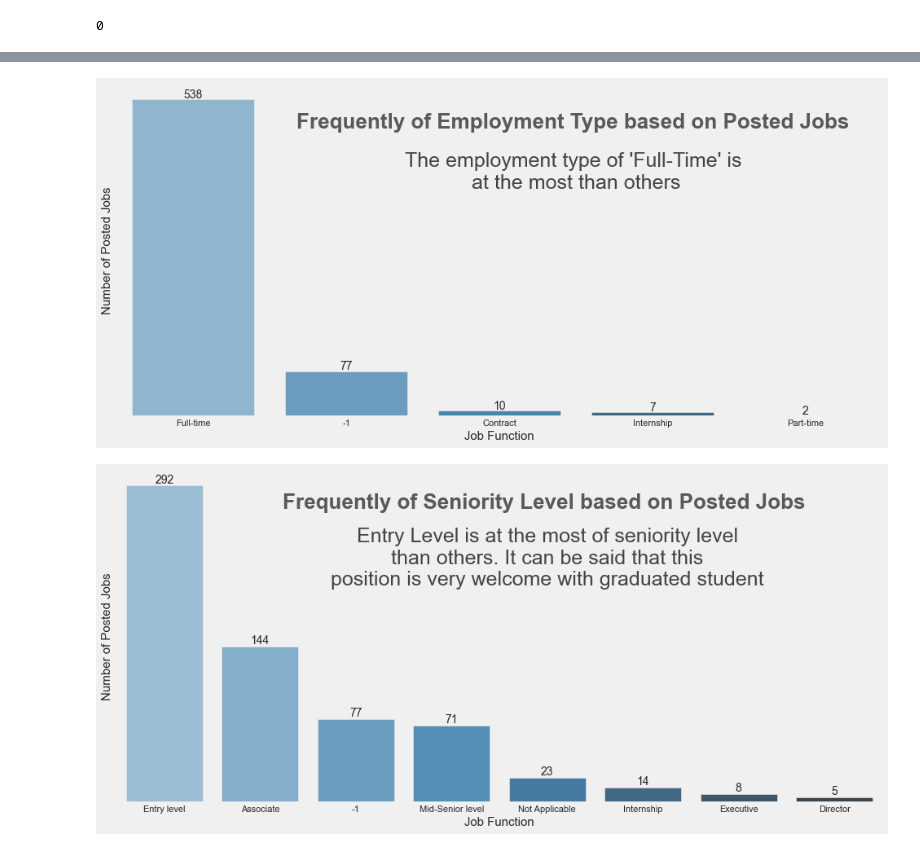
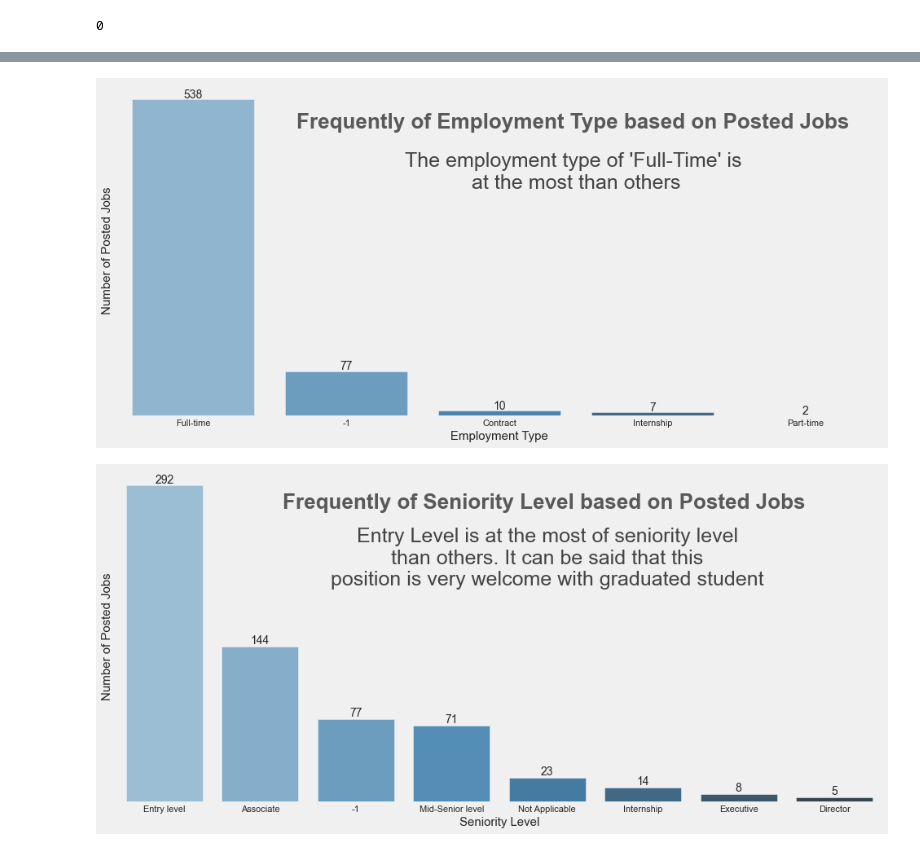
Before and after one commit to Jomen034/LinkedIn_Jobs_Scraping, a Jupyter notebook: simple_EDA.ipynb, the cells around one changed output, grey strips where cells are left out. Cells and saved outputs as stored; diff of their text form; code cells hidden in the pictures.

```diff
--- a/simple_EDA.ipynb
+++ b/simple_EDA.ipynb
@@ -306,35 +294,35 @@ g = sns.countplot(data=dclean,
                   palette = sns.color_palette('Blues_d', n_colors = 5, desat = 1))
 
 
 for p in g.patches:
     height = p.get_height()
     plt.text(x = p.get_x() + (p.get_width()/2),
            y = height + 2,
            s = '{:.0f}'.format(height),
            ha = 'center'
           )
 
 title = """
 Frequently of Employment Type based on Posted Jobs
 """
 
 text = """
 The employment type of 'Full-Time' is
 at the most than others
 """
 
 plt.yticks([]) # Hide the y-axis with empty list
-plt.xlabel('Job Function', fontsize = 15) # Add the x-label
+plt.xlabel('Employment Type', fontsize = 15) # Add the x-label
 plt.ylabel('Number of Posted Jobs', fontsize = 15) # Add the y-label
 #plt.xticks(rotation=90)
 plt.text(x = 2.5, y = 450, s=title,
         fontsize = 26, weight = 'bold', alpha = .75, ha = 'center')
 plt.text(x = 2.5, y = 350, s=text,
         fontsize = 25, alpha = .85, ha = 'center');
 
 plt.savefig('fig/Employment Type.png')
 # %% [output]
-[figure, old version]
+[figure, new version]
 # %%
 fig, ax = plt.subplots(figsize = (15,7))
 
```
Also changed, not shown: parts of 9 cells of this notebook, 6 other files.
